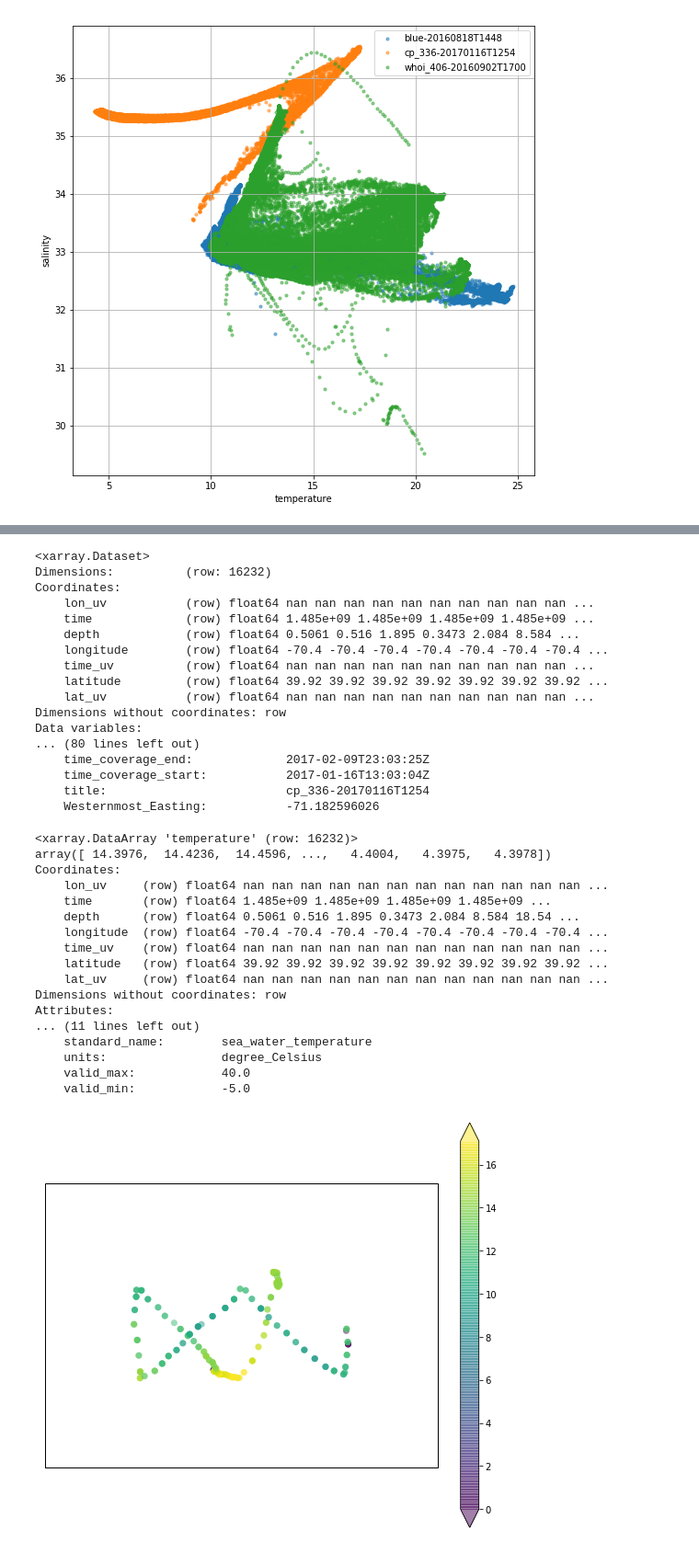
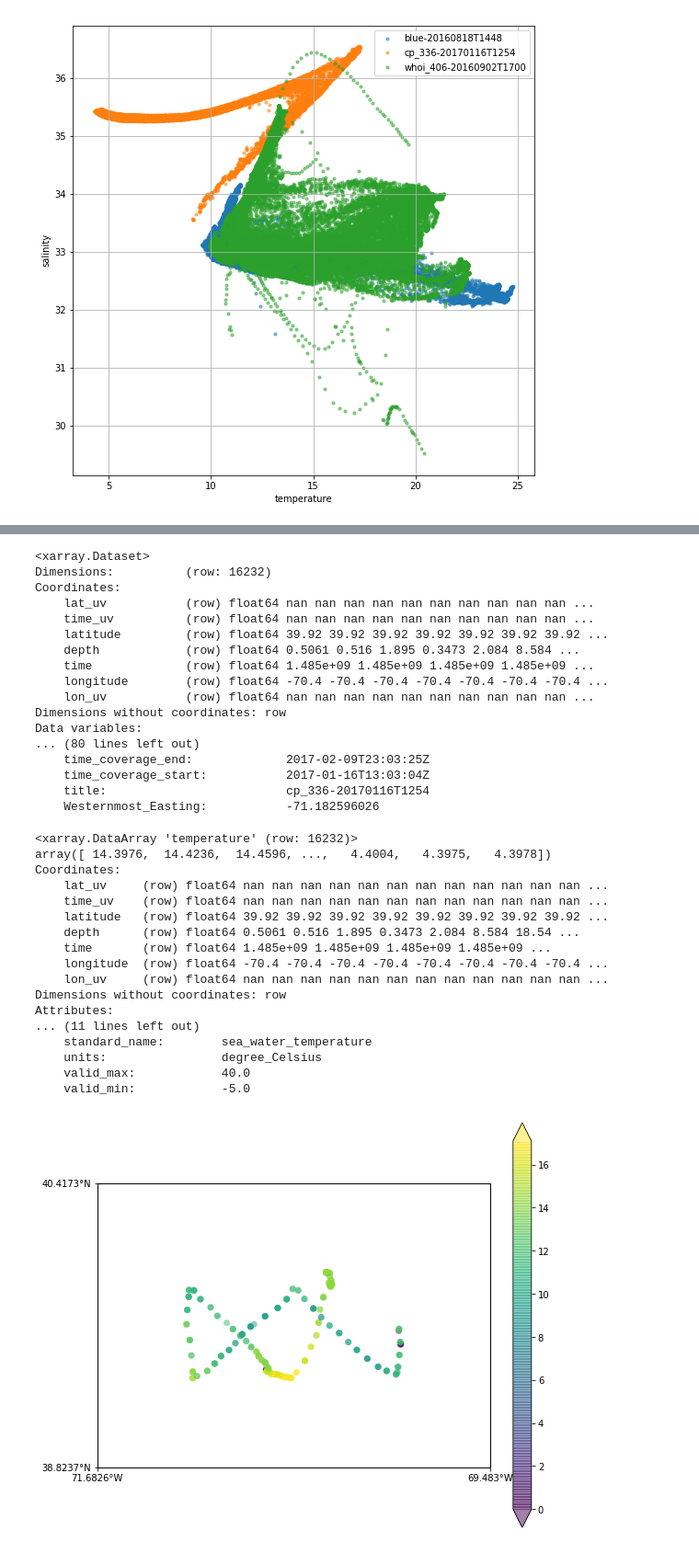
Before and after one commit to ioos/erddapy, a Jupyter notebook: docs/source/erddapy_tour.ipynb, the cells around one changed output, grey strips where cells are left out. Shown: that part at 92% size. Cells and saved outputs as stored; diff of their text form; code cells hidden in the pictures.

```diff
--- a/docs/source/erddapy_tour.ipynb
+++ b/docs/source/erddapy_tour.ipynb
@@ -73,7 +61,6 @@ import pendulum
 
 min_time = pendulum.parse('2016-07-10T00:00:00Z')
 max_time = pendulum.parse('2017-02-10T00:00:00Z')
-min_time, max_time = parse_dates(min_time), parse_dates(max_time)
 
 min_lat, max_lat =  38.0, 41.0
 min_lon, max_lon = -72.0, -69.0
@@ -393,22 +394,30 @@ The download is just a few gzip'ed KBs in this case.
 # %%
 from erddapy import open_dataset
 
-download_url = e.get_download_url(dataset_id='cp_336-20170116T1254', response='nc', variables=common_variables, **kwargs)
+download_url = e.get_download_url(
+    dataset_id='cp_336-20170116T1254',
+    response='nc',
+    variables=common_variables,
+    **kwargs,
+)
 
-ds = open_dataset(download_url, decode_times=False)
+ds = open_dataset(
+    download_url,
+    decode_times=False  # xarray fails to convert some CF-dates :-(
+)
 
 ds
 # %% [output]
 <xarray.Dataset>
 Dimensions:          (row: 16232)
 Coordinates:
-    lon_uv           (row) float64 nan nan nan nan nan nan nan nan nan nan ...
-    time             (row) float64 1.485e+09 1.485e+09 1.485e+09 1.485e+09 ...
-    depth            (row) float64 0.5061 0.516 1.895 0.3473 2.084 8.584 ...
-    longitude        (row) float64 -70.4 -70.4 -70.4 -70.4 -70.4 -70.4 -70.4 ...
+    lat_uv           (row) float64 nan nan nan nan nan nan nan nan nan nan ...
     time_uv          (row) float64 nan nan nan nan nan nan nan nan nan nan ...
     latitude         (row) float64 39.92 39.92 39.92 39.92 39.92 39.92 39.92 ...
-    lat_uv           (row) float64 nan nan nan nan nan nan nan nan nan nan ...
+    depth            (row) float64 0.5061 0.516 1.895 0.3473 2.084 8.584 ...
+    time             (row) float64 1.485e+09 1.485e+09 1.485e+09 1.485e+09 ...
+    longitude        (row) float64 -70.4 -70.4 -70.4 -70.4 -70.4 -70.4 -70.4 ...
+    lon_uv           (row) float64 nan nan nan nan nan nan nan nan nan nan ...
 Dimensions without coordinates: row
 Data variables:
 ... (80 lines left out)
@@ -422,13 +431,13 @@ ds['temperature']
 <xarray.DataArray 'temperature' (row: 16232)>
 array([ 14.3976,  14.4236,  14.4596, ...,   4.4004,   4.3975,   4.3978])
 Coordinates:
-    lon_uv     (row) float64 nan nan nan nan nan nan nan nan nan nan nan nan ...
-    time       (row) float64 1.485e+09 1.485e+09 1.485e+09 1.485e+09 ...
-    depth      (row) float64 0.5061 0.516 1.895 0.3473 2.084 8.584 18.54 ...
-    longitude  (row) float64 -70.4 -70.4 -70.4 -70.4 -70.4 -70.4 -70.4 -70.4 ...
+    lat_uv     (row) float64 nan nan nan nan nan nan nan nan nan nan nan nan ...
     time_uv    (row) float64 nan nan nan nan nan nan nan nan nan nan nan nan ...
     latitude   (row) float64 39.92 39.92 39.92 39.92 39.92 39.92 39.92 39.92 ...
-    lat_uv     (row) float64 nan nan nan nan nan nan nan nan nan nan nan nan ...
+    depth      (row) float64 0.5061 0.516 1.895 0.3473 2.084 8.584 18.54 ...
+    time       (row) float64 1.485e+09 1.485e+09 1.485e+09 1.485e+09 ...
+    longitude  (row) float64 -70.4 -70.4 -70.4 -70.4 -70.4 -70.4 -70.4 -70.4 ...
+    lon_uv     (row) float64 nan nan nan nan nan nan nan nan nan nan nan nan ...
 Dimensions without coordinates: row
 Attributes:
 ... (11 lines left out)
@@ -460,21 +470,17 @@ lat = lat[mask]
 # %%
 %matplotlib inline
 import matplotlib.pyplot as plt
 import cartopy.crs as ccrs
 
-fig, ax = plt.subplots(
-    figsize=(9, 9),
-    subplot_kw=dict(projection=ccrs.PlateCarree())
+
+extent = (
+    ds.geospatial_lon_min-dx, ds.geospatial_lon_max+dx,
+    ds.geospatial_lat_min-dy, ds.geospatial_lat_max+dy
 )
-ax.coastlines(resolution='10m')
-dx = dy = 0.5
-
-extent = (ds.geospatial_lon_min-dx, ds.geospatial_lon_max+dx,
-          ds.geospatial_lat_min-dy, ds.geospatial_lat_max+dy)
-ax.set_extent(extent)
+fig, ax = make_map(extent)
 
 cs = ax.scatter(lon, lat, c=data, s=50, alpha=0.5, edgecolor='none')
 kw = dict(orientation='vertical', fraction=0.1, shrink=0.9, extend='both')
 cbar = fig.colorbar(cs, **kw)
 # %% [output]
-[figure, old version]
+[figure, new version]
```
Also changed, not shown: parts of 19 cells of this notebook, 2 other files.
